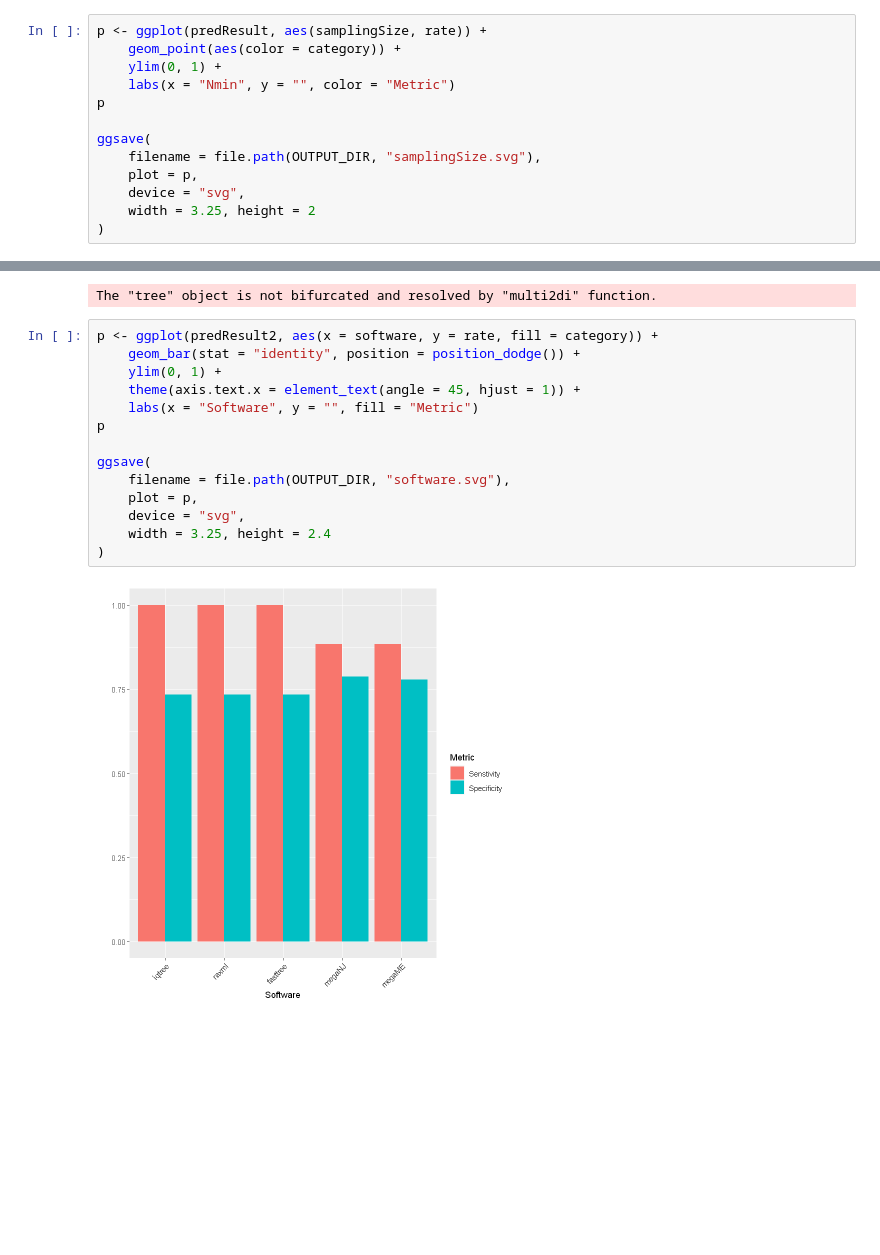
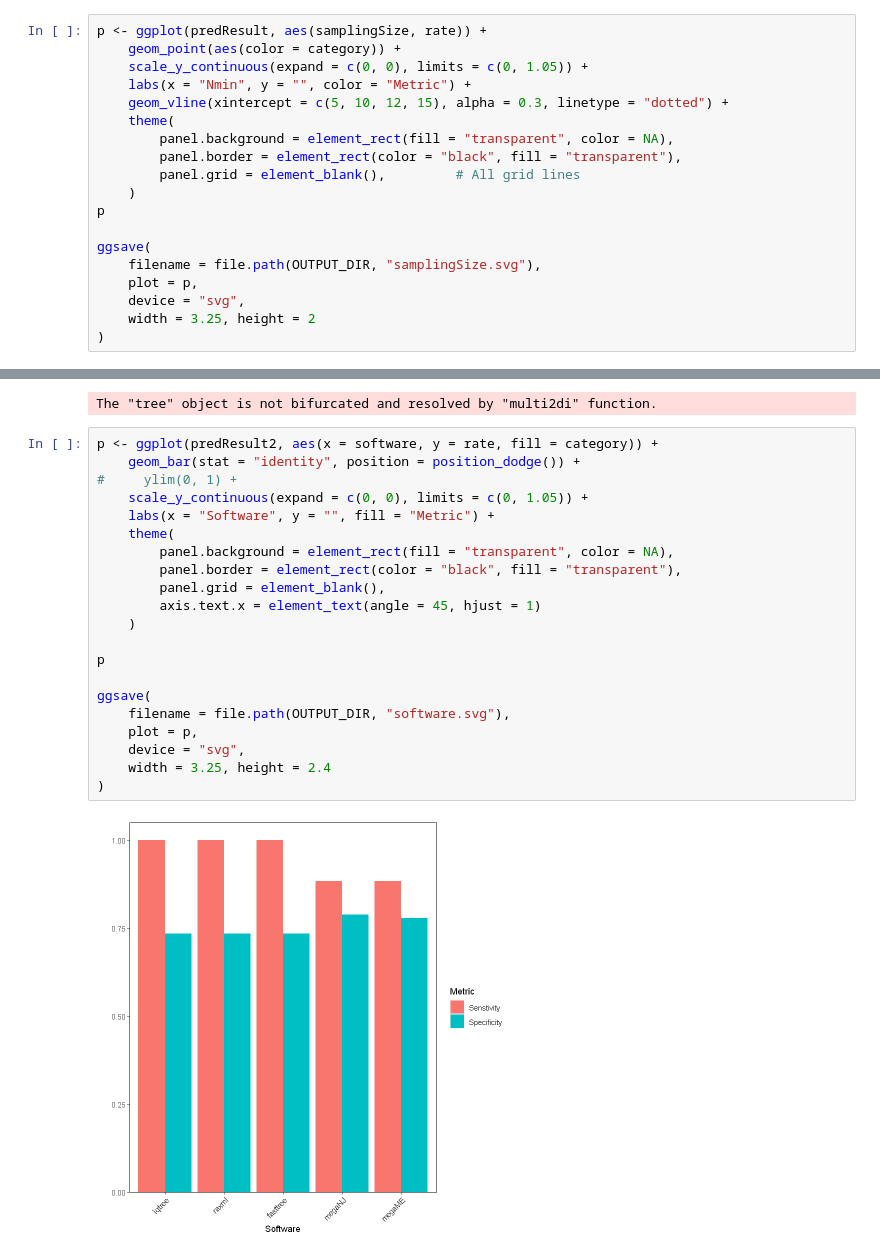
Before and after one commit to Takkoona/phyloColoring, a Jupyter notebook: 3_fixation_validation.ipynb, the cells around one changed output, grey strips where cells are left out. Saved outputs shown, nothing was run; the diff lists cells and outputs as text; blank space fills up the shorter version.

Commit message:
Improved theme and plots for single site

```diff
--- a/3_fixation_validation.ipynb
+++ b/3_fixation_validation.ipynb
@@ -229,8 +218,14 @@ row.names(predResult) <- NULL
 # %%
 p <- ggplot(predResult, aes(samplingSize, rate)) +
     geom_point(aes(color = category)) +
-    ylim(0, 1) +
-    labs(x = "Nmin", y = "", color = "Metric")
+    scale_y_continuous(expand = c(0, 0), limits = c(0, 1.05)) +
+    labs(x = "Nmin", y = "", color = "Metric") +
+    geom_vline(xintercept = c(5, 10, 12, 15), alpha = 0.3, linetype = "dotted") +
+    theme(
+        panel.background = element_rect(fill = "transparent", color = NA),
+        panel.border = element_rect(color = "black", fill = "transparent"),
+        panel.grid = element_blank(),         # All grid lines
+    )
 p
 
 ggsave(
@@ -286,16 +281,23 @@ The "tree" object is not bifurcated and resolved by "multi2di" function.
 # %%
 p <- ggplot(predResult2, aes(x = software, y = rate, fill = category)) +
     geom_bar(stat = "identity", position = position_dodge()) +
-    ylim(0, 1) +
-    theme(axis.text.x = element_text(angle = 45, hjust = 1)) +
-    labs(x = "Software", y = "", fill = "Metric")
+#     ylim(0, 1) +
+    scale_y_continuous(expand = c(0, 0), limits = c(0, 1.05)) +
+    labs(x = "Software", y = "", fill = "Metric") +
+    theme(
+        panel.background = element_rect(fill = "transparent", color = NA),
+        panel.border = element_rect(color = "black", fill = "transparent"),
+        panel.grid = element_blank(),
+        axis.text.x = element_text(angle = 45, hjust = 1)
+    )
+
 p
 
 ggsave(
     filename = file.path(OUTPUT_DIR, "software.svg"),
     plot = p,
     device = "svg",
     width = 3.25, height = 2.4
 )
 # %% [output]
-[figure, old version]
+[figure, new version]
```
Also changed, not shown: parts of 7 cells of this notebook.
